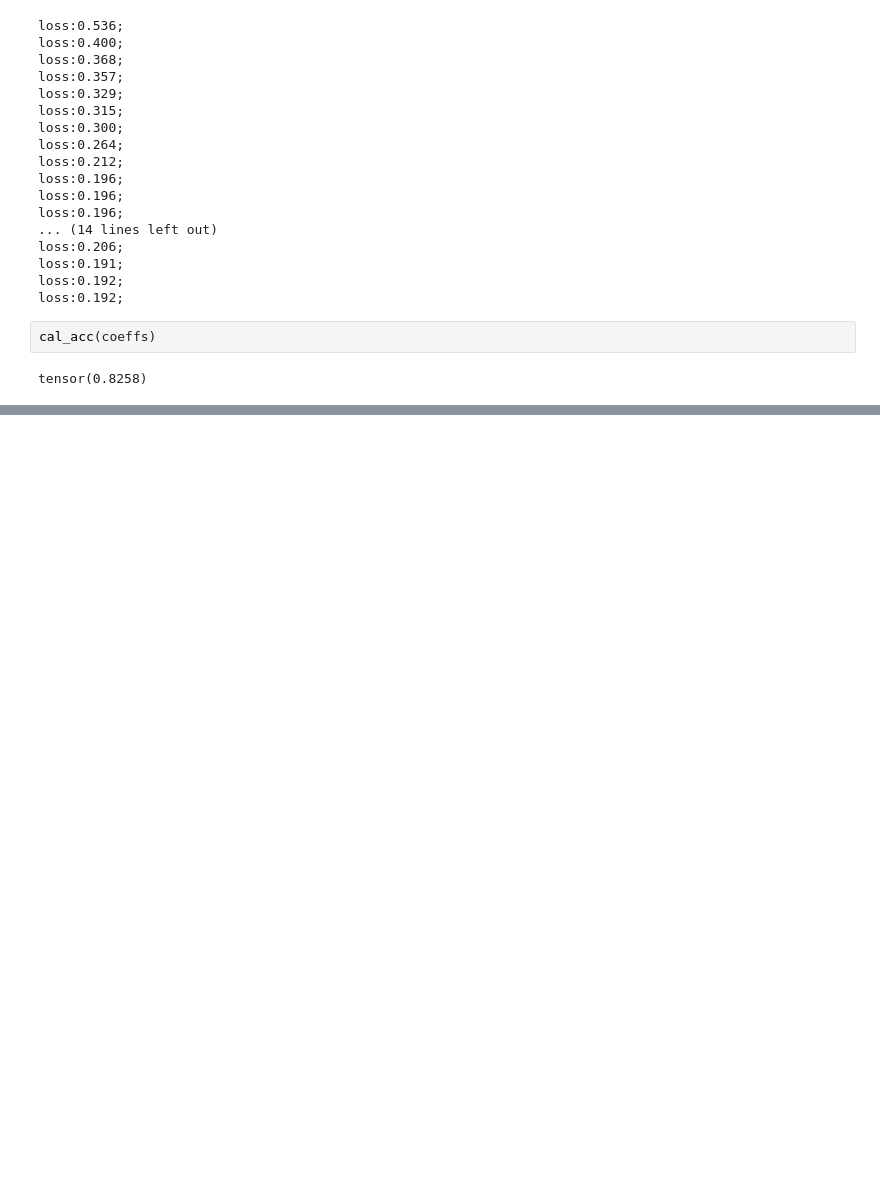
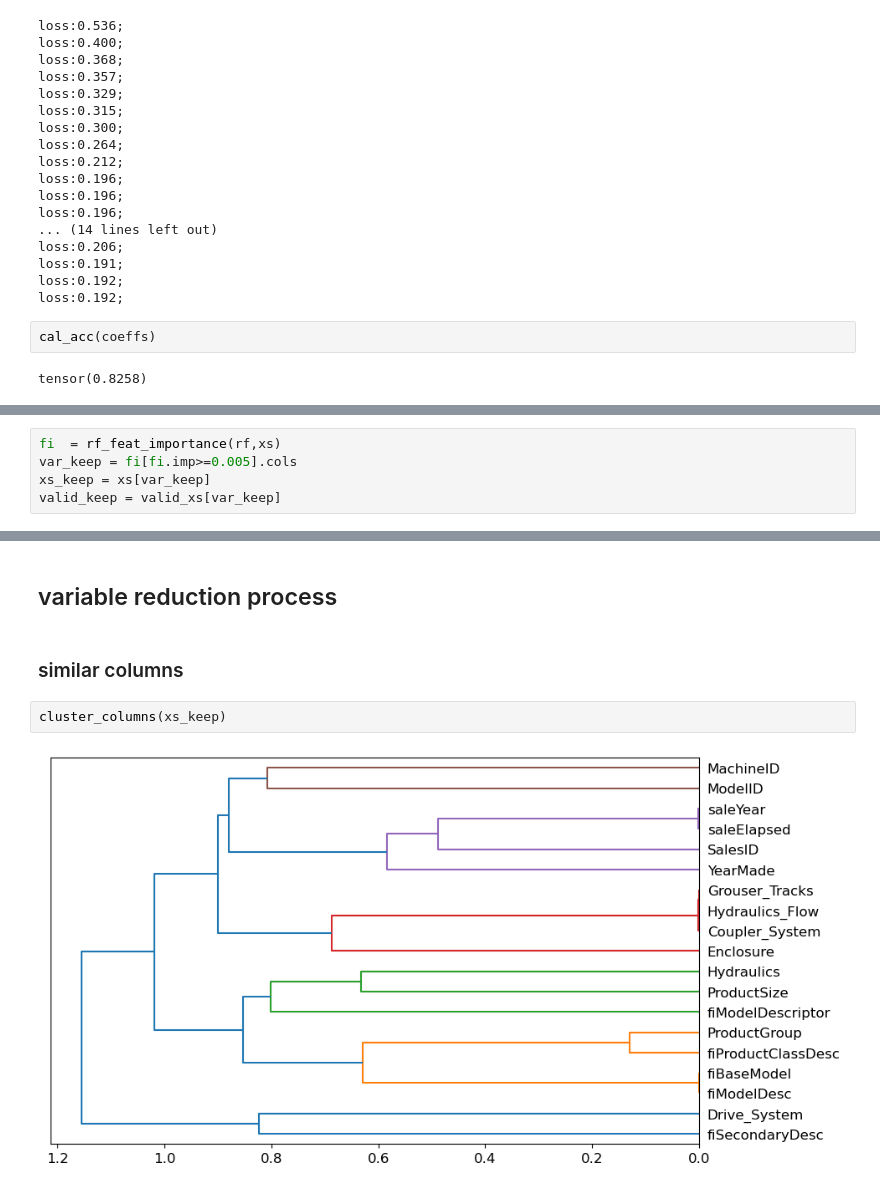
Before and after one commit to nehabansal26/fastailearning, a Jupyter notebook: Lecture5.ipynb, the cells around one changed output, grey strips where cells are left out. Saved outputs shown, nothing was run; the diff lists cells and outputs as text; blank space fills up the shorter version.

```diff
--- a/Lecture5.ipynb
+++ b/Lecture5.ipynb
@@ -463,0 +700,5 @@ tensor(0.8258)
+# %%
+fi  = rf_feat_importance(rf,xs)
+var_keep = fi[fi.imp>=0.005].cols
+xs_keep = xs[var_keep]
+valid_keep = valid_xs[var_keep]
@@ -463,0 +710,8 @@ tensor(0.8258)
+# %% [markdown]
+## variable reduction process
+# %% [markdown]
+### similar columns
+# %%
+cluster_columns(xs_keep)
+# %% [output]
+[figure, added]
```
Also changed, not shown: parts of 82 cells of this notebook.
